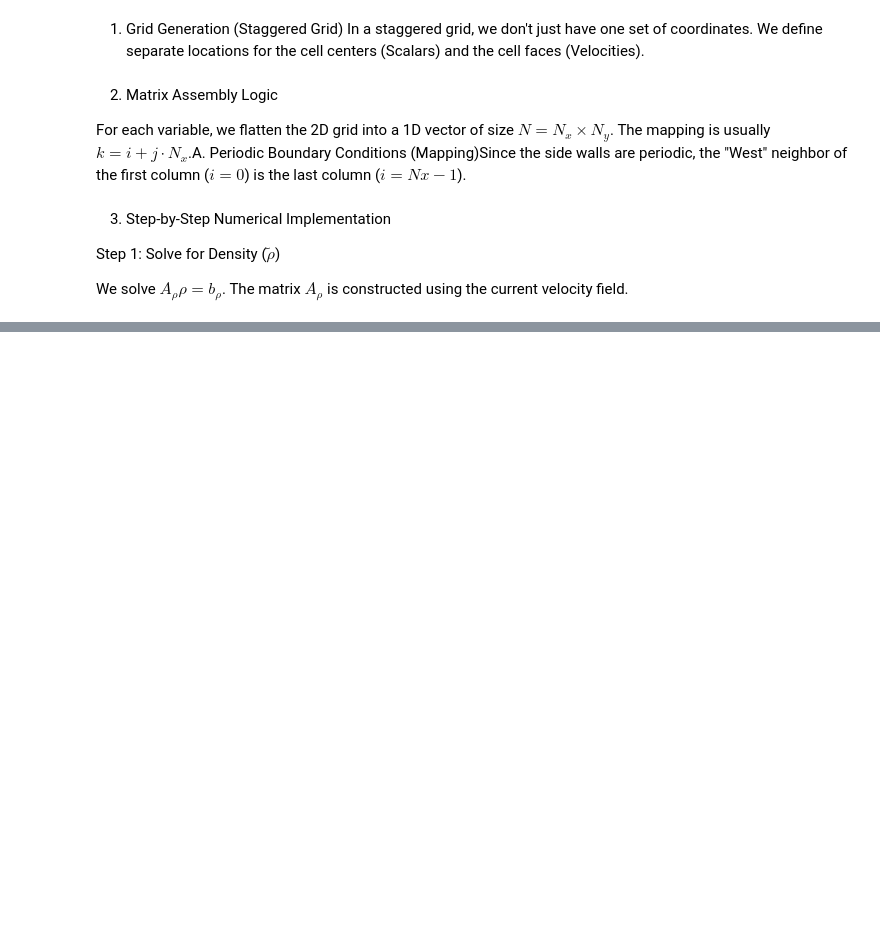
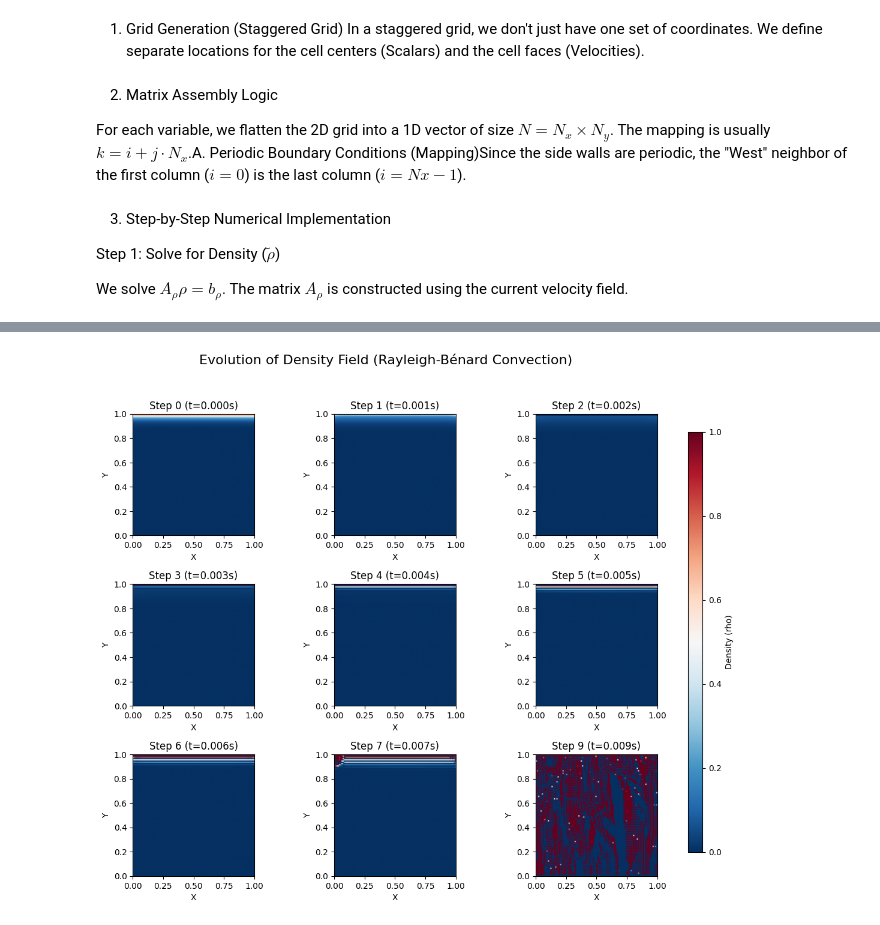
Before and after one commit to JuanGuerrero09/Rayleigh-Benard-Convection, a Jupyter notebook: RBC-JG.ipynb, the cells around one changed output, grey strips where cells are left out. Drawn from its saved outputs; the diff is of its cells as text; code cells hidden in the pictures; blank space fills up the shorter version.

```diff
--- a/RBC-JG.ipynb
+++ b/RBC-JG.ipynb
@@ -58,13 +56,10 @@ from scipy.sparse.linalg import spsolve
 # %%
 # Parameters from documentation
-L = 0.01  # 1 cm
-Nx, Ny = 40, 40
+L = 1  # 1 cm
+Nx, Ny = 100, 0
 dx, dy = L/Nx, L/Ny
 dt = 0.001
-
-# Grid Coordinates
-x_p = np.linspace(dx/2, L-dx/2, Nx) # Cell centers
-y_p = np.linspace(dy/2, L-dy/2, Ny)
+Pe = 100 # Peclet number just for example
 # %% [markdown]
 2. Matrix Assembly Logic
 
@@ -147,0 +585,83 @@ def solve_rho(u, v, rho_n, Pe, dt):
+# %%
+def rayleigh_benard_convection(dt, T, Re, Pe, Nx, Ny, dx, dy):
+    # Initialization
+    u = np.zeros((Ny, Nx + 1))  # u-velocity
+    v = np.zeros((Ny + 1, Nx))  # v-velocity
+
+    # TIP: Adding small noise to rho speeds up the onset of instability
+    rho = np.zeros((Ny, Nx))
+
+    p = np.zeros((Ny, Nx))      # Pressure
+
+    # Storage for history
+    rho_serie = []
+
+    num_steps = int(T / dt)
+
+    print(f"Starting simulation with {num_steps} steps...")
+
+    for step in range(num_steps):
+        # 1. Solve Density (Scalar Transport)
+        rho = solve_rho(u, v, rho, Pe, dt)
+
+        # 2. Predict Velocities (Momentum)
+        u_star = solve_u_velocities(u, v, p, rho, dt, Re)
+        v_star = solve_v_velocities(u, v, p, rho, dt, Re)
+
+        # 3. Solve Pressure Correction (Poisson)
+        # Note: We pass Nx, Ny here as per our previous fix
+        p_corr = solve_pressure_correction(u_star, v_star, dt, dx, dy)
+
+        # 4. Correct Fields (Continuity)
+        u, v, p = apply_corrections(u_star, v_star, p, p_corr, dt, dx, dy, Nx, Ny)
+
+        # Store a copy of the field
+        rho_serie.append(rho.copy())
+
+        if step % 50 == 0:
+            print(f"Step {step}/{num_steps} completed")
+
+    return rho_serie
+
+# graph results
+
+import matplotlib.pyplot as plt
+
+# --- 1. Run the Model ---
+# Adjust T (Total time) if you want to see further evolution
+# Ensure your Re and Pe numbers allow for convection (e.g., Re=1000, Pe=100)
+rho_history = rayleigh_benard_convection(dt=0.1, T=1.0, Re=1000.0, Pe=200.0,
+                                         Nx=Nx, Ny=Ny, dx=dx, dy=dy)
+
+# --- 2. Setup the 3x3 Grid ---
+fig, axes = plt.subplots(3, 3, figsize=(12, 10))
+fig.suptitle('Evolution of Density Field (Rayleigh-Bénard Convection)', fontsize=16)
+
+# Calculate indices for 9 evenly spaced time steps
+total_frames = len(rho_history)
+indices = np.linspace(0, total_frames - 1, 9, dtype=int)
+
+# --- 3. Plotting Loop ---
+for i, ax in enumerate(axes.flat):
+    # Get the specific time step index
+    idx = indices[i]
+
+    # Extract the density field
+    field = rho_history[idx]
+
+    # Plot using imshow
+    # origin='lower' puts (0,0) at bottom-left
+    im = ax.imshow(field, origin='lower', cmap='RdBu_r',
+                   extent=[0, Nx*dx, 0, Ny*dy], vmin=0, vmax=1)
+
+    ax.set_title(f"Step {idx} (t={idx*0.001:.3f}s)")
+    ax.set_xlabel('X')
+    ax.set_ylabel('Y')
+
+# Add a shared colorbar
+cbar_ax = fig.add_axes([0.92, 0.15, 0.02, 0.7]) # [left, bottom, width, height]
+fig.colorbar(im, cax=cbar_ax, label='Density (rho)')
+
+plt.subplots_adjust(wspace=0.3, hspace=0.4, right=0.9)
+plt.show()
+# %% [output]
@@ -147,0 +670 @@ def solve_rho(u, v, rho_n, Pe, dt):
+[figure, added]
```
Also changed, not shown: parts of 12 cells of this notebook, 5 other files.
